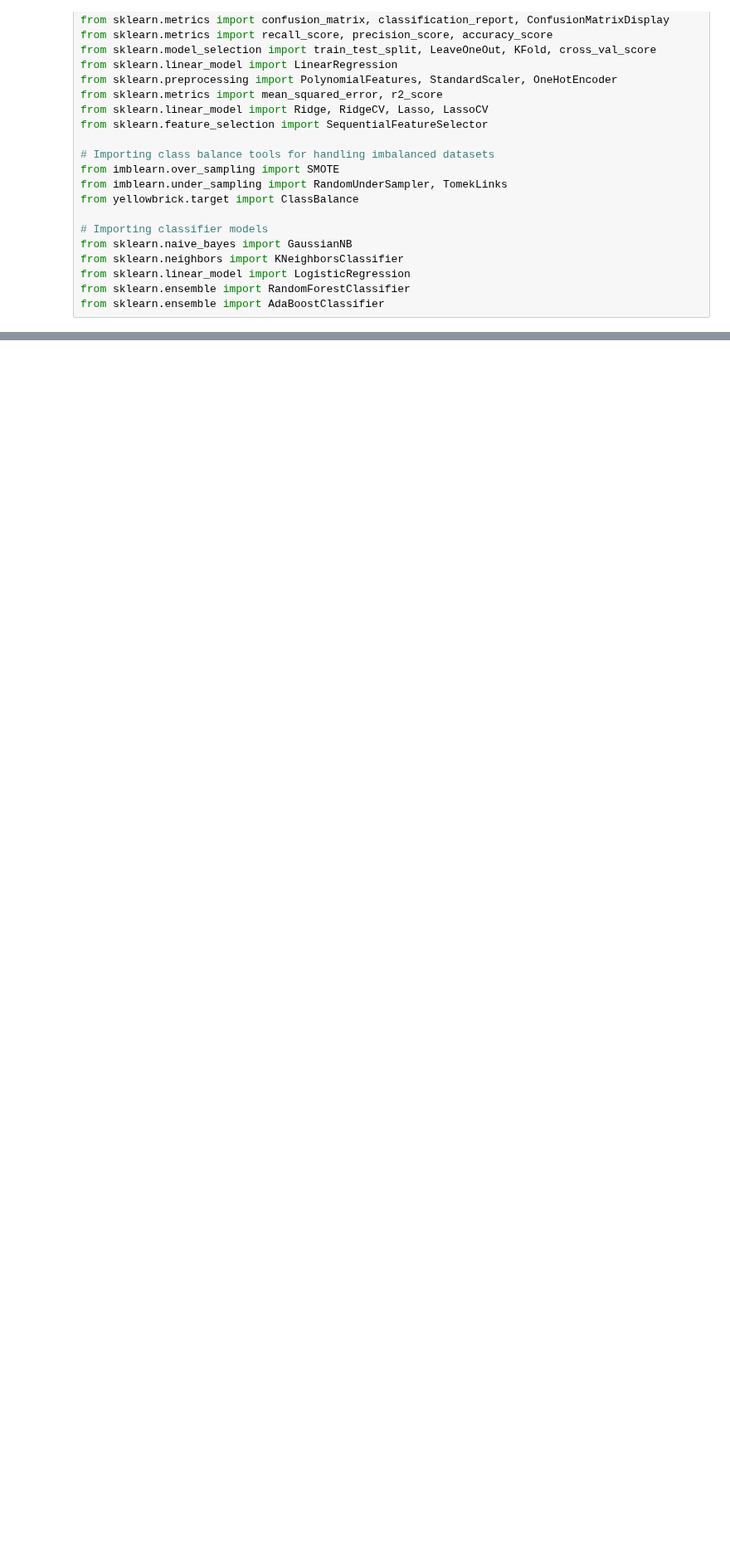
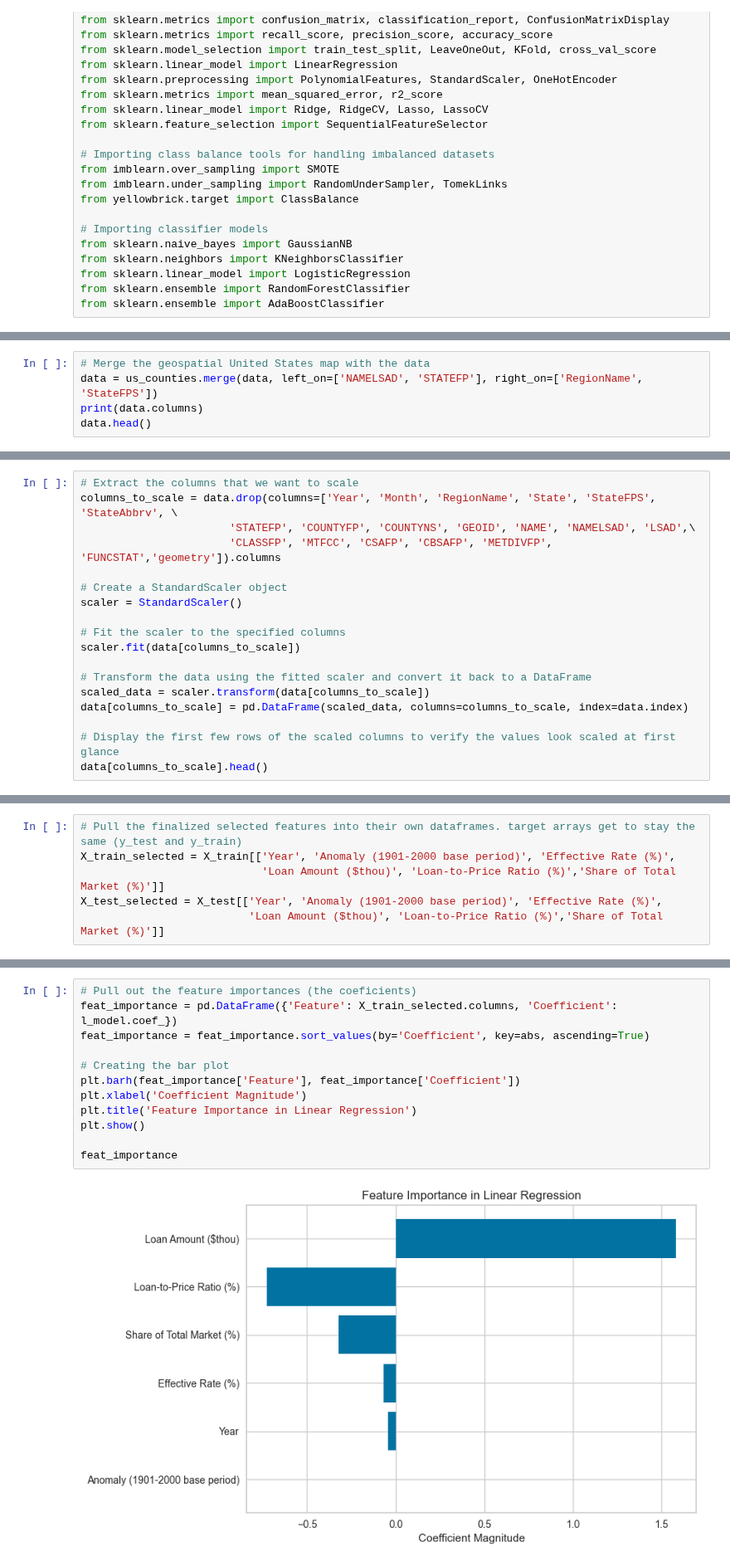
Before and after one commit to MLFP-90803-SP24-FinalProjects/Team17-FinalProject, a Jupyter notebook: Q1_Regression_Analysis.ipynb, the cells around one changed output, grey strips where cells are left out. Shown at 83% size. Cells and saved outputs as stored; diff of their text form; blank space fills up the shorter version.

```diff
--- a/Q1_Regression_Analysis.ipynb
+++ b/Q1_Regression_Analysis.ipynb
@@ -391,0 +95,5 @@ mean_squared_error_test: 2091.657
+# %%
+# Merge the geospatial United States map with the data
+data = us_counties.merge(data, left_on=['NAMELSAD', 'STATEFP'], right_on=['RegionName', 'StateFPS'])
+print(data.columns)
+data.head()
@@ -391,0 +143,18 @@ mean_squared_error_test: 2091.657
+# %%
+# Extract the columns that we want to scale
+columns_to_scale = data.drop(columns=['Year', 'Month', 'RegionName', 'State', 'StateFPS', 'StateAbbrv', \
+                       'STATEFP', 'COUNTYFP', 'COUNTYNS', 'GEOID', 'NAME', 'NAMELSAD', 'LSAD',\
+                       'CLASSFP', 'MTFCC', 'CSAFP', 'CBSAFP', 'METDIVFP', 'FUNCSTAT','geometry']).columns
+
+# Create a StandardScaler object
+scaler = StandardScaler()
+
+# Fit the scaler to the specified columns
+scaler.fit(data[columns_to_scale])
+
+# Transform the data using the fitted scaler and convert it back to a DataFrame
+scaled_data = scaler.transform(data[columns_to_scale])
+data[columns_to_scale] = pd.DataFrame(scaled_data, columns=columns_to_scale, index=data.index)
+
+# Display the first few rows of the scaled columns to verify the values look scaled at first glance
+data[columns_to_scale].head()
@@ -391,0 +394,6 @@ mean_squared_error_test: 2091.657
+# %%
+# Pull the finalized selected features into their own dataframes. target arrays get to stay the same (y_test and y_train)
+X_train_selected = X_train[['Year', 'Anomaly (1901-2000 base period)', 'Effective Rate (%)',
+                            'Loan Amount ($thou)', 'Loan-to-Price Ratio (%)','Share of Total Market (%)']]
+X_test_selected = X_test[['Year', 'Anomaly (1901-2000 base period)', 'Effective Rate (%)',
+                          'Loan Amount ($thou)', 'Loan-to-Price Ratio (%)','Share of Total Market (%)']]
@@ -391,0 +404,14 @@ mean_squared_error_test: 2091.657
+# %%
+# Pull out the feature importances (the coeficients)
+feat_importance = pd.DataFrame({'Feature': X_train_selected.columns, 'Coefficient': l_model.coef_})
+feat_importance = feat_importance.sort_values(by='Coefficient', key=abs, ascending=True)
+
+# Creating the bar plot
+plt.barh(feat_importance['Feature'], feat_importance['Coefficient'])
+plt.xlabel('Coefficient Magnitude')
+plt.title('Feature Importance in Linear Regression')
+plt.show()
+
+feat_importance
+# %% [output]
+[figure, added]
```
Also changed, not shown: parts of 76 cells of this notebook.
